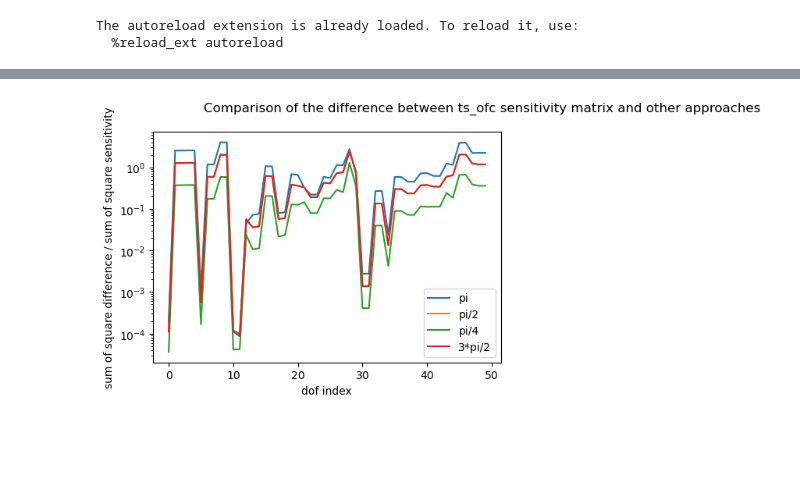
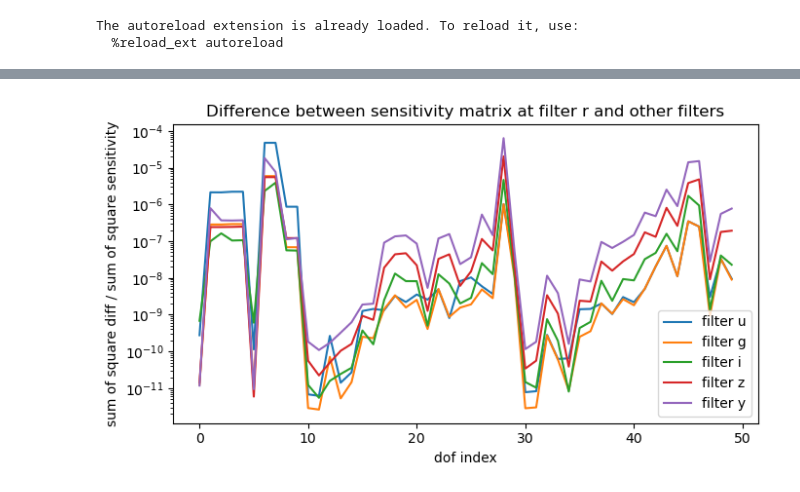
Before and after one commit to lsst-ts/ts_ofc, a Jupyter notebook: python/lsst/ts/ofc/Sensitivity Matrix Comcam.ipynb, the cells around one changed output, grey strips where cells are left out. Cells and saved outputs as stored; diff of their text form; code cells hidden in the pictures; blank space fills up the shorter version.

```diff
--- a/python/lsst/ts/ofc/Sensitivity Matrix Comcam.ipynb
+++ b/python/lsst/ts/ofc/Sensitivity Matrix Comcam.ipynb
@@ -15,8 +15,6 @@ from lsst.afw.cameraGeom import FIELD_ANGLE
 %matplotlib inline
 %load_ext autoreload
 %autoreload 2
-
-ofc_data = OFCData('comcam')
 # %% [output]
 The autoreload extension is already loaded. To reload it, use:
   %reload_ext autoreload
@@ -80,0 +102,4 @@ fieldx, fieldy = zip(*gq_field_angles)
+# %%
+ofc_data = OFCData('lsst')
+fieldx, fieldy = zip(*ofc_data.gq_field_angles)
+field_filters = {}
@@ -81,6 +116,15 @@ fieldx, fieldy = zip(*gq_field_angles)
 # %%
 path = '/sdf/home/g/gmegias/aos/ts_ofc/policy/sensitivity_matrix/legacy/'
-with open(path + f"comcam_sensitivity_9_19_50.yaml") as f:
+with open(path + f"lsst_sensitivity_35_19_50.yaml") as f:
     sen = np.array(yaml.safe_load(f))
-print(sen.shape)
+
+filter_name = 'z'
+with open(f'/sdf/home/g/gmegias/aos/ts_ofc/policy/sensitivity_matrix/lsst_{filter_name}_sensitivity_dz_31_23_50.yaml') as yaml_file:
+    double_sen = np.array(yaml.safe_load(yaml_file))
+
+
+field_fi = evaluate_sensitivity(double_sen, 0.0, np.arange(50))
+field_fi = field_fi[..., 4:23]
+field_filters[filter_name] = np.einsum('ijk -> jki', field_fi)
+
 # 35 field points x 19 zernikes x 50 dof
@@ -323,31 +165,32 @@ field_senpi60 = np.einsum('ijk -> jki', field_senpi60)
 # %%
-maxs_pi = []
-maxs_pih = []
-maxs_piq = []
-maxs_2pi = []
-maxs_pi3h = []
+
+u_dz = []
+y_dz = []
+g_dz = []
+z_dz = []
+i_dz = []
 
 for idof in range(50):
-    maxs_pi.append( np.sum((field_senpi[...,idof]-field_sen[...,idof])**2)/np.sum((field_sen[...,idof]**2)) )
-    maxs_pih.append( np.sum((field_senpih[...,idof]-field_sen[...,idof])**2)/np.sum((field_sen[...,idof]**2)) )
-    maxs_piq.append( np.sum((field_senpiq[...,idof]-field_sen[...,idof])**2)/np.sum((field_sen[...,idof]**2)) )
-    maxs_2pi.append( np.sum((field_sen2pi[...,idof]-field_sen[...,idof])**2)/np.sum((field_sen[...,idof]**2)) )
-    maxs_pi3h.append( np.sum((field_senpi3h[...,idof]-field_sen[...,idof])**2)/np.sum((field_sen[...,idof]**2)) )
+    u_dz.append( np.sum((field_filters['u'][...,idof]-field_sen2[...,idof])**2)/np.sum((field_sen2[...,idof]**2)) )
+    g_dz.append( np.sum((field_filters['g'][...,idof]-field_sen2[...,idof])**2)/np.sum((field_sen2[...,idof]**2)) )
+    y_dz.append( np.sum((field_filters['y'][...,idof]-field_sen2[...,idof])**2)/np.sum((field_sen2[...,idof]**2)) )
+    z_dz.append( np.sum((field_filters['z'][...,idof]-field_sen2[...,idof])**2)/np.sum((field_sen2[...,idof]**2)) )
+    i_dz.append( np.sum((field_filters['i'][...,idof]-field_sen2[...,idof])**2)/np.sum((field_sen2[...,idof]**2)) )
 
-plt.figure(figsize = (10,4))
-plt.subplot(1,2,1)
-plt.semilogy(np.arange(50), maxs_pi, label='pi')
-plt.semilogy(np.arange(50), maxs_pih, label='pi/2')
-plt.semilogy(np.arange(50), maxs_piq, label='pi/4')
-plt.semilogy(np.arange(50), maxs_pi3h, label='3*pi/2')
-#plt.semilogy(np.arange(50), maxs_2pi, label='2pi')
+plt.figure(figsize = (7,4))
+
+plt.semilogy(np.arange(50), u_dz, label='filter u')
+plt.semilogy(np.arange(50), g_dz, label='filter g')
+plt.semilogy(np.arange(50), i_dz, label='filter i')
+plt.semilogy(np.arange(50), z_dz, label='filter z')
+plt.semilogy(np.arange(50), y_dz, label='filter y')
+
 plt.xlabel('dof index')
-plt.ylabel('sum of square difference / sum of square sensitivity')
+plt.ylabel('sum of square diff / sum of square sensitivity')
 plt.legend()
 
 
-
-plt.suptitle('Comparison of the difference between ts_ofc sensitivity matrix and other approaches')
+plt.title('Difference between sensitivity matrix at filter r and other filters')
 plt.tight_layout()
 # %% [output]
-[figure, old version]
+[figure, new version]
```
Also changed, not shown: parts of 33 cells of this notebook, 15 other files.
